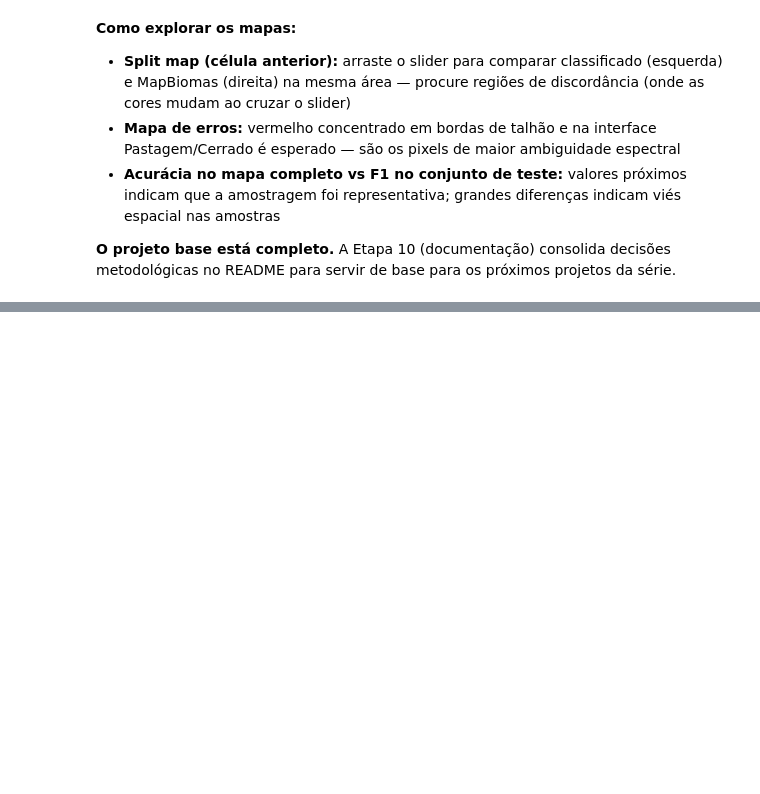
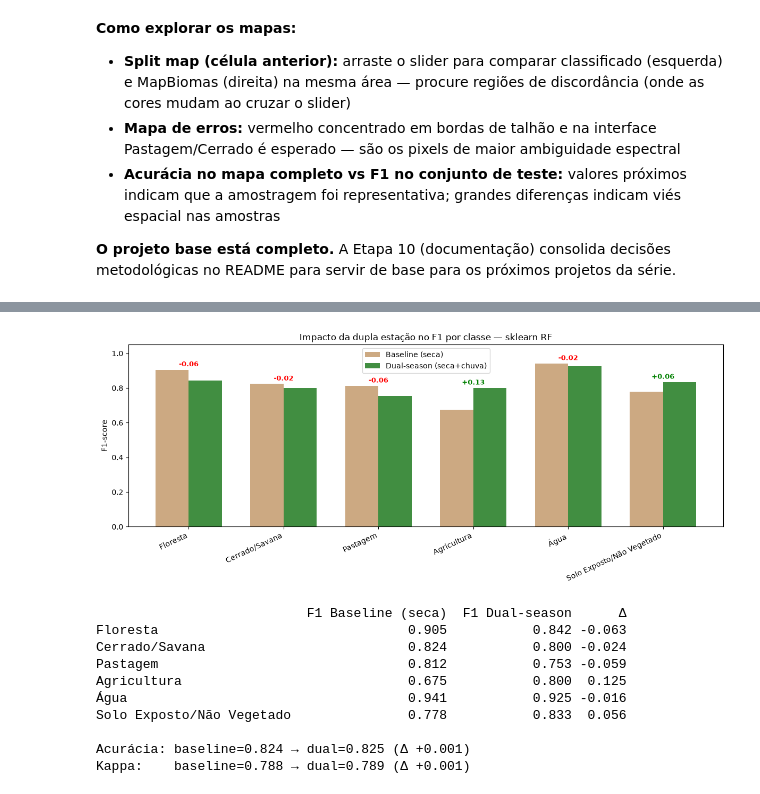
Before and after one commit to ferdamarc/LULC_project, a Jupyter notebook: notebooks/01_pipeline_classificacao.ipynb, the cells around one changed output, grey strips where cells are left out. Cells and saved outputs as stored; diff of their text form; code cells hidden in the pictures; blank space fills up the shorter version.

```diff
--- a/notebooks/01_pipeline_classificacao.ipynb
+++ b/notebooks/01_pipeline_classificacao.ipynb
@@ -781,0 +908,50 @@ Acurácia por classe — mapa completo vs MapBiomas:
+# %%
+# Comparação F1 por classe: baseline (seca) vs dual-season — usando sklearn RF
+f1_base = report_rf.loc[CLASS_NAMES,   'f1-score'].values   # report_rf da Etapa 8
+f1_dual = report_rf_d.loc[CLASS_NAMES, 'f1-score'].values
+
+x = np.arange(len(CLASS_NAMES))
+width = 0.35
+
+fig, ax = plt.subplots(figsize=(12, 5))
+b1 = ax.bar(x - width/2, f1_base, width, label='Baseline (seca)',      color='#c49a6c', alpha=0.85)
+b2 = ax.bar(x + width/2, f1_dual, width, label='Dual-season (seca+chuva)', color='#1f7a1f', alpha=0.85)
+
+ax.set_xticks(x); ax.set_xticklabels(CLASS_NAMES, rotation=25, ha='right')
+ax.set_ylabel('F1-score'); ax.set_ylim(0, 1.05)
+ax.set_title('Impacto da dupla estação no F1 por classe — sklearn RF')
+ax.legend()
+
+# Anota o delta (ganho/perda) acima de cada par
+for i, (fb, fd) in enumerate(zip(f1_base, f1_dual)):
+    delta = fd - fb
+    ax.text(i, max(fb, fd) + 0.02, f'{delta:+.2f}',
+            ha='center', fontsize=9, color='green' if delta >= 0 else 'red', weight='bold')
+
+plt.tight_layout()
+fig.savefig('../outputs/figuras/comparacao_dual_season.png', dpi=150, bbox_inches='tight')
+plt.show()
+
+# Tabela resumo baseline vs dual
+df_compare = pd.DataFrame({
+    'F1 Baseline (seca)':  f1_base,
+    'F1 Dual-season':      f1_dual,
+    'Δ':                   f1_dual - f1_base,
+}, index=CLASS_NAMES).round(3)
+print(df_compare.to_string())
+print(f'\nAcurácia: baseline={metrics_rf["accuracy"]:.3f} → dual={metrics_rf_d["accuracy"]:.3f} '
+      f'(Δ {metrics_rf_d["accuracy"] - metrics_rf["accuracy"]:+.3f})')
+print(f'Kappa:    baseline={metrics_rf["kappa"]:.3f} → dual={metrics_rf_d["kappa"]:.3f} '
+      f'(Δ {metrics_rf_d["kappa"] - metrics_rf["kappa"]:+.3f})')
+# %% [output]
+[figure, added]
+                           F1 Baseline (seca)  F1 Dual-season      Δ
+Floresta                                0.905           0.842 -0.063
+Cerrado/Savana                          0.824           0.800 -0.024
+Pastagem                                0.812           0.753 -0.059
+Agricultura                             0.675           0.800  0.125
+Água                                    0.941           0.925 -0.016
+Solo Exposto/Não Vegetado               0.778           0.833  0.056
+
+Acurácia: baseline=0.824 → dual=0.825 (Δ +0.001)
+Kappa:    baseline=0.788 → dual=0.789 (Δ +0.001)
```
Also changed, not shown: parts of 21 cells of this notebook.
